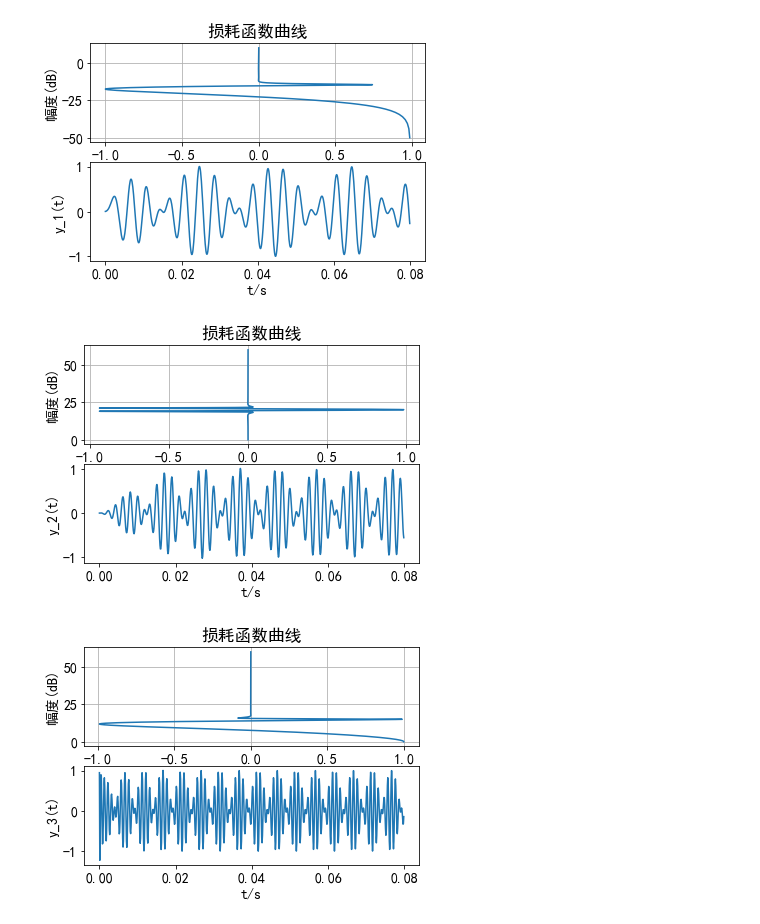
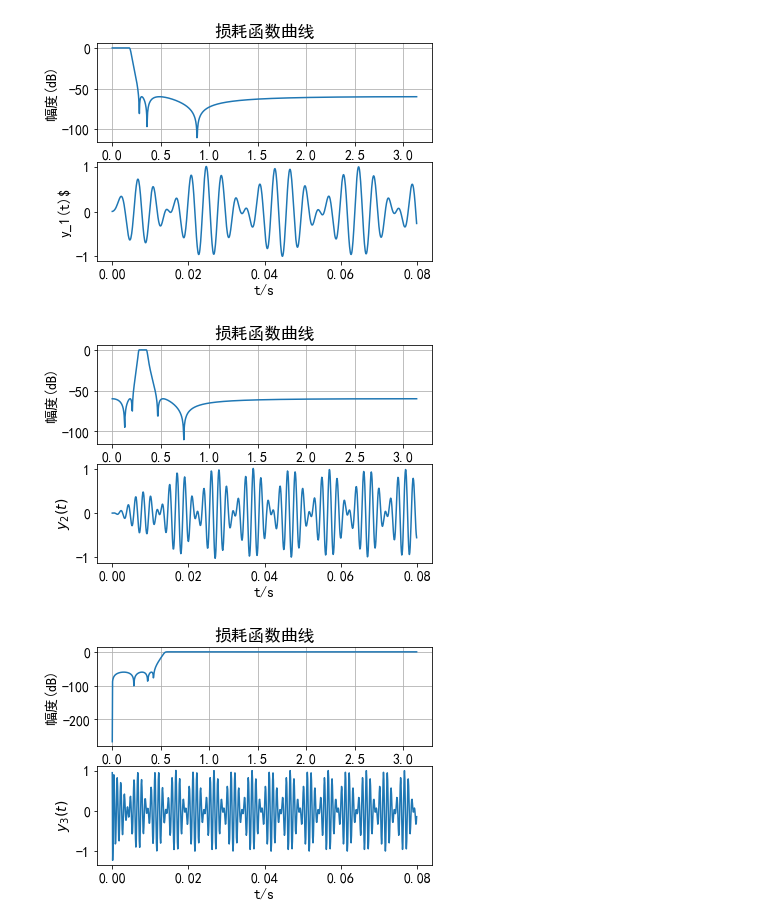
Before and after one commit to Doublc-Qluv/code, a Jupyter notebook: DSP/temp.ipynb, the cells around one changed output. Cells and saved outputs as stored; diff of their text form; code cells hidden in the pictures.

```diff
--- a/DSP/temp.ipynb
+++ b/DSP/temp.ipynb
@@ -198,37 +0,0 @@ class IIR2Filter:
-# %%
-import numpy as np
-import scipy.io.wavfile as sci
-import IIR_Filter as iir
-
-
-if __name__ == "__main__":
-
-
-
-    sample_rate, data = sci.read('assignment3_noise_speech.wav')          #import the recorded wavefile
-    data = data[:,0]                                                      #splyce out one of the audio channels
-    data_ft = np.fft.fft(data)                                            #perform the fast fourier transform on the first column of data, ignore second stereo channel
-    x_axis_time = np.linspace(0,len(data_ft)/sample_rate,len(data_ft))    #set the x axis to show in seconds in the time domain
-    faxis = np.linspace(0,sample_rate,len(data_ft))                       #set the x axis of the frequency domain to match the sampling rate
-    N=len(data)
-
-
-    #set up high pass filter
-    order=4                                                                      #define desired filter order
-    f0 = 300/sample_rate
-    f1 = 7000/sample_rate
-    cut=np.array([f0,f1])                                                          #define desired cutoff frequencies
-    p3 = iir.IIR2Filter(order,cut,filter_type='bandpass',analogue_filter='butter',direct_form=2)  #instantiate the class, define filter type and analogue filter
-
-
-
-    #create an array for the filtered data
-    filtered_data = np.zeros(N)
-
-    #loop to implement the filter
-    for i in range(N):
-        filtered_data[i] = p3.filter(data[i])
-
-    #Write the processed data to an output .wav file
-    filtered_data = np.int16(filtered_data)
-    sci.write('assignment3_part4_filtered_noise_speech.wav', sample_rate, filtered_data)
@@ -307,7 +147,7 @@ def myplot(B,A):
     #B为系统函数分子多项式系数向量
     #A为系统函数分母多项式系数向量
     #计算数字滤波器的频率响应
-    [H,W]=signal.freqz(B,A,1000)        #数字滤波器的频率响应
+    [W,H]=signal.freqz(B,A,1000)        #数字滤波器的频率响应
     #y1=np.fft.fft(B,A,st)
     #plt.plot(np.arange(len(y1))/fs,y1)
     #plt.plot(W,20*np.log10(max(abs(H))/(abs(H))))
@@ -354,11 +194,11 @@ myplot(B,A);
 #滤波器软件实现
 y1t=signal.lfilter(B,A,st);
 #调用绘图函数tplot绘制滤波器输出波形
-yt='y_1(t)';
+yt=r'y_1(t)$';
 plt.subplot(2,1,2);
 tplot(y1t,T,yt);
 # %% [output]
-[figure, old version]
+[figure, new version]
 # %%
 #带通滤波器设计与实现=========================
 fpl=440;
@@ -382,11 +222,11 @@ y2t=signal.lfilter(B,A,st);
 plt.subplot(2,1,1);
 myplot(B,A);
 #调用绘图函数tplot绘制滤波器输出波形
-yt='y_2(t)';
+yt=r'$y_2(t)$';
 plt.subplot(2,1,2);
 tplot(y2t,T,yt);
 # %% [output]
-[figure, old version]
+[figure, new version]
 # %%
 #高通滤波器设计与实现===========================
 fp=890;
@@ -405,11 +245,11 @@ y3t=signal.lfilter(B,A,st);
 # %%
 #高低通滤波器设计与实现绘图部分
 #调用绘图函数myplot绘制损耗函数曲线
 plt.subplot(2,1,1);
 myplot(B,A);
 #调用绘图函数tplot绘制滤波器输出波形
-yt='y_3(t)';
+yt=r'$y_3(t)$';
 plt.subplot(2,1,2);
 tplot(y3t,T,yt);
 # %% [output]
-[figure, old version]
+[figure, new version]
```
Also changed, not shown: parts of 7 cells of this notebook, 1 other file.
